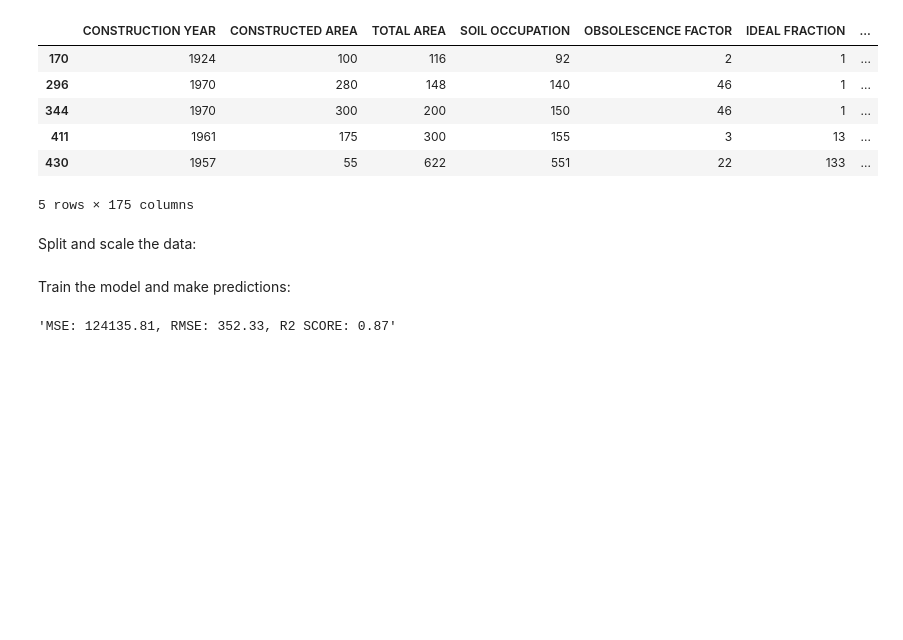
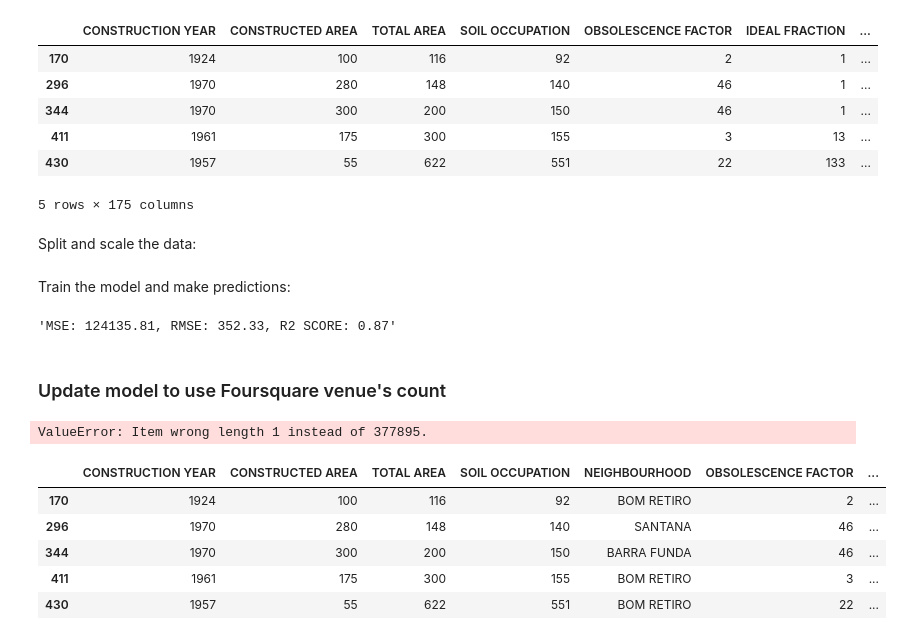
Before and after one commit to guilhermelemmi/landvalue-sp, a Jupyter notebook: FourSquare Land Prices 2.ipynb, the cells around one changed output. Saved outputs shown, nothing was run; the diff lists cells and outputs as text; code cells hidden in the pictures; blank space fills up the shorter version.

```diff
--- a/FourSquare Land Prices 2.ipynb
+++ b/FourSquare Land Prices 2.ipynb
@@ -603,3 +591,27 @@ oneHot_r2 = r2_score(oneHot_y_test, oneHot_y_pred)
 'MSE: %.2f, RMSE: %.2f, R2 SCORE: %.2f' % (oneHot_mse, oneHot_rmse, oneHot_r2)
 # %% [output]
 'MSE: 124135.81, RMSE: 352.33, R2 SCORE: 0.87'
+# %% [markdown]
+### Update model to use Foursquare venue's count
+# %%
+foursquareDF[['NEIGHBOURHOOD'=='SANTANA']]
+# %% [output]
+ValueError: Item wrong length 1 instead of 377895.
+# %%
+# Copy the original data
+foursquareDF = landvalueDF.copy()
+
+for i, zone in zones.iterrows():
+    foursquareDF.loc[foursquareDF['NEIGHBOURHOOD']==zones.loc[i]['nomecaps'], 'price_tier1_count'] = zone['price_tier1_count']
+    foursquareDF.loc[foursquareDF['NEIGHBOURHOOD']==zones.loc[i]['nomecaps'], 'price_tier2_count'] = zone['price_tier2_count']
+    foursquareDF.loc[foursquareDF['NEIGHBOURHOOD']==zones.loc[i]['nomecaps'], 'price_tier3_count'] = zone['price_tier3_count']
+    foursquareDF.loc[foursquareDF['NEIGHBOURHOOD']==zones.loc[i]['nomecaps'], 'price_tier4_count'] = zone['price_tier4_count']
+    foursquareDF.loc[foursquareDF['NEIGHBOURHOOD']==zones.loc[i]['nomecaps'], 'venues_count'] = zone['price_tier1_count'] + zone['price_tier2_count'] + zone['price_tier3_count'] + zone['price_tier4_count']
+foursquareDF.head()
+# %% [output]
+|  | CONSTRUCTION YEAR | CONSTRUCTED AREA | TOTAL AREA | SOIL OCCUPATION | NEIGHBOURHOOD | OBSOLESCENCE FACTOR | ... |
+| 170 | 1924 | 100 | 116 | 92 | BOM RETIRO | 2 | ... |
+| 296 | 1970 | 280 | 148 | 140 | SANTANA | 46 | ... |
+| 344 | 1970 | 300 | 200 | 150 | BARRA FUNDA | 46 | ... |
+| 411 | 1961 | 175 | 300 | 155 | BOM RETIRO | 3 | ... |
+| 430 | 1957 | 55 | 622 | 551 | BOM RETIRO | 22 | ... |
```
Also changed, not shown: parts of 9 cells of this notebook.
